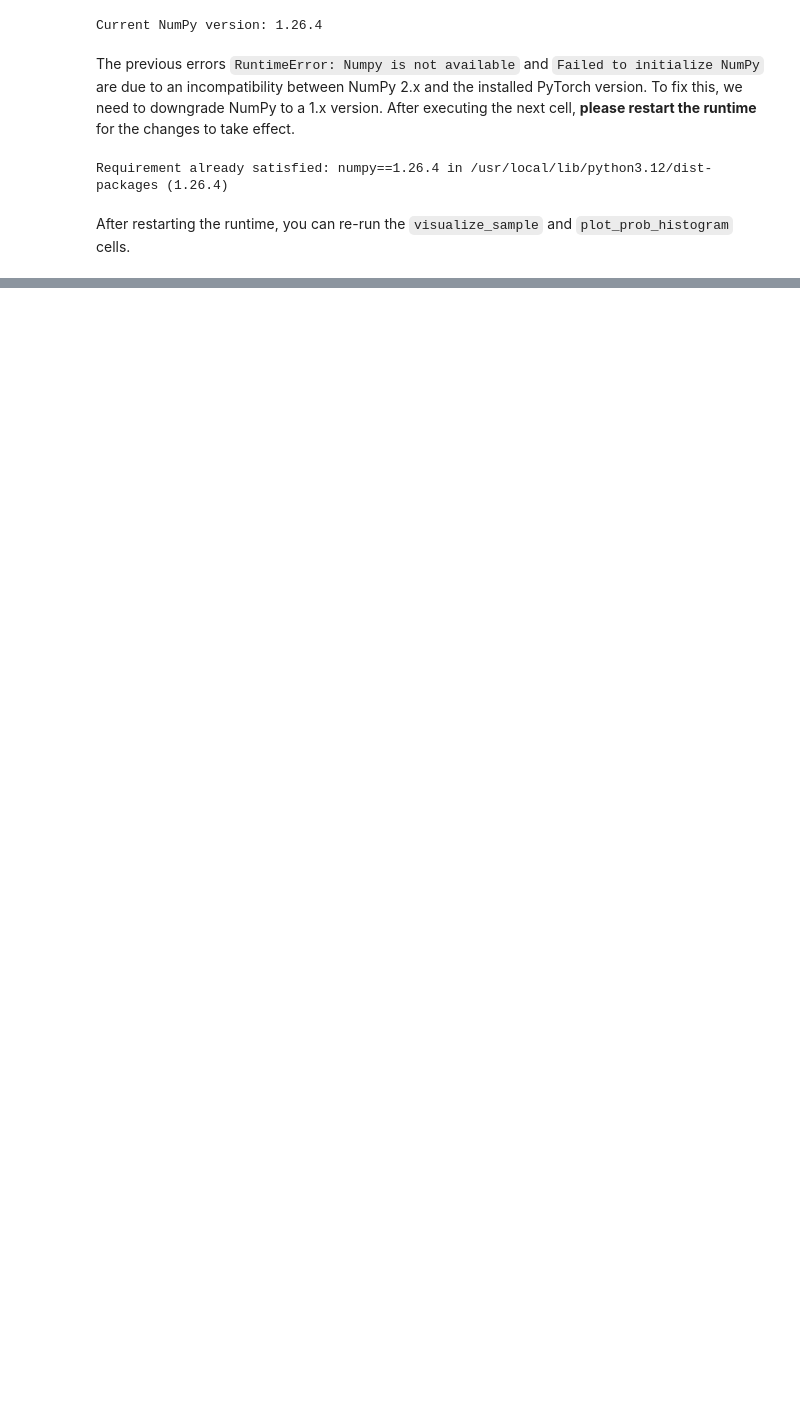
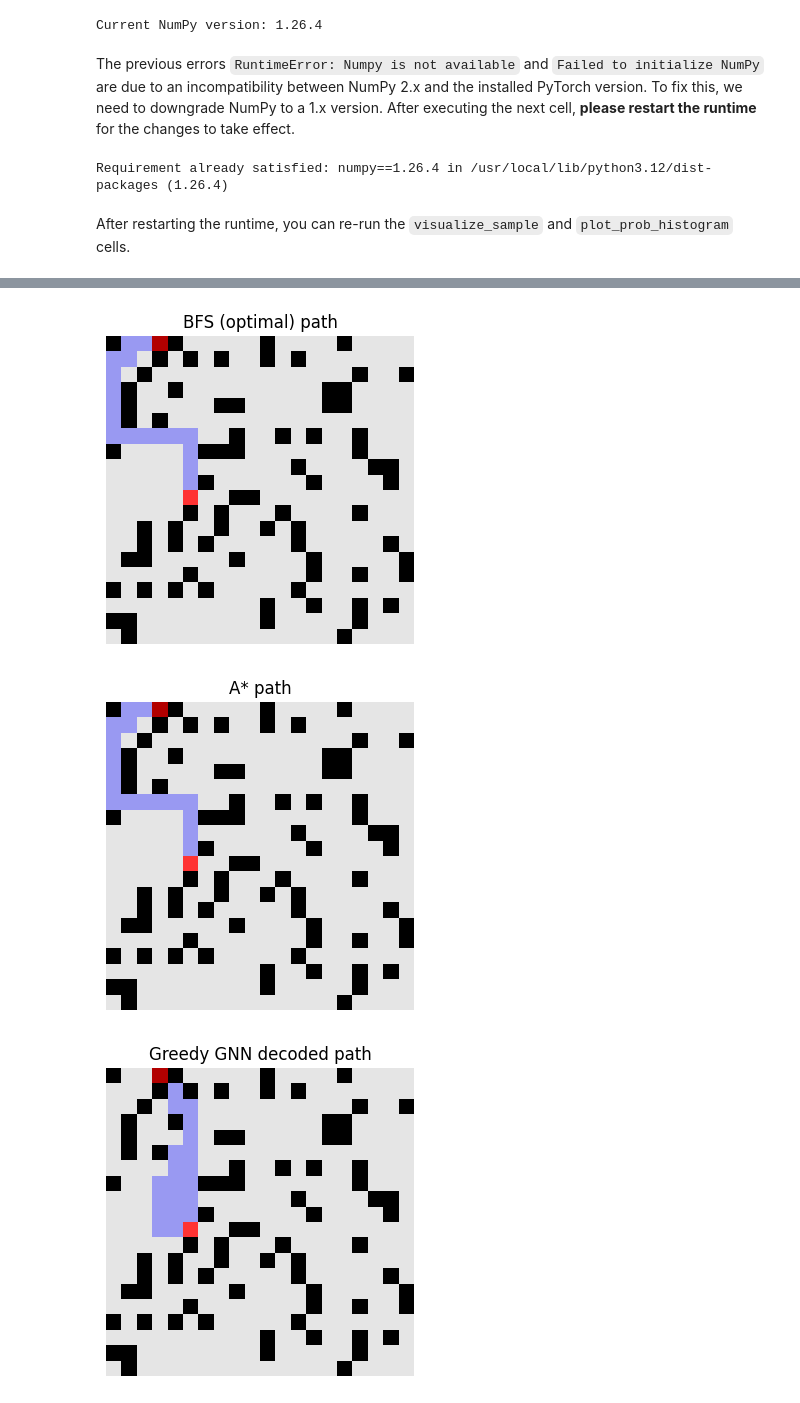
Before and after one commit to shaizalyasin/GNN-Path-Planning, a Jupyter notebook: GNN_map_v0_pure_astar.ipynb, the cells around one changed output, grey strips where cells are left out. Cells and saved outputs as stored; diff of their text form; code cells hidden in the pictures; blank space fills up the shorter version.

```diff
--- a/GNN_map_v0_pure_astar.ipynb
+++ b/GNN_map_v0_pure_astar.ipynb
@@ -932,0 +1282,18 @@ plot_path_on_grid(example, npath, title="Neural A* (GNN-guided) Path")
+# %%
+# Pick one example
+example = test_data[0]
+probs = predict_node_probs(example)
+
+bfs_p, _ = bfs_path_graph(example)
+a_p, _ = astar_path(example)
+g_p = greedy_path(example, probs)
+n_p, _ = neural_astar_path(example, probs, alpha=2.0)
+
+plot_path_on_grid(example, bfs_p, title="BFS (optimal) path")
+plot_path_on_grid(example, a_p, title="A* path")
+plot_path_on_grid(example, g_p, title="Greedy GNN decoded path")
+plot_path_on_grid(example, n_p, title="Neural A* (GNN-guided) path")
+# %% [output]
+[figure, added]
+[figure, added]
+[figure, added]
```
Also changed, not shown: parts of 17 cells of this notebook.
